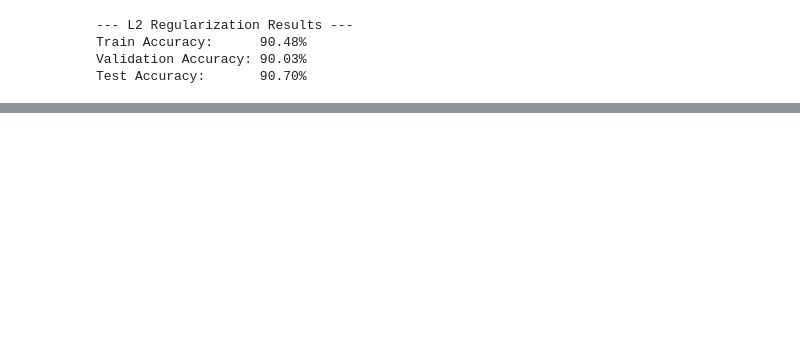
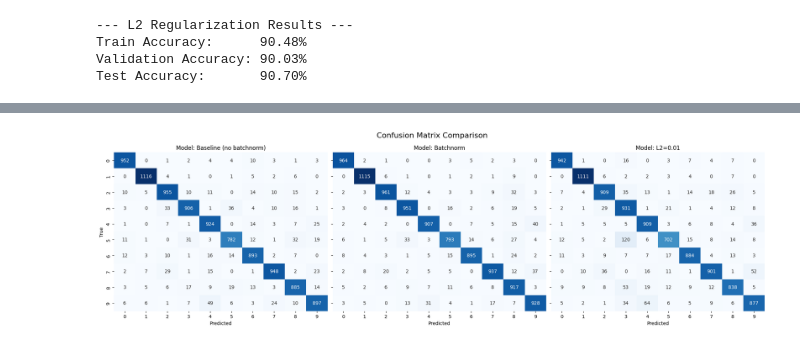
Before and after one commit to rotem053/Deep_Learning, a Jupyter notebook: main.ipynb, the cells around one changed output, grey strips where cells are left out. Drawn from its saved outputs; the diff is of its cells as text; code cells hidden in the pictures; blank space fills up the shorter version.

```diff
--- a/main.ipynb
+++ b/main.ipynb
@@ -235,0 +242,19 @@ Layer | Avg Weight (No L2) | Avg Weight (With L2)
+# %%
+# compare lambda
+lambda_values = [0, 0.01, 0.1, 0.5,1,5]
+results = {}
+
+for l in lambda_values:
+    print(f"--- Training with lambda = {l} ---")
+    params, _ = l_layer_model(
+        x_train, y_train,
+        layers_dims    = [784, 20, 7, 10],
+        learning_rate  = 0.009,
+        num_iterations = 3000,
+        batch_size     = 512,
+        use_batchnorm  = True,
+        X_val          = x_val,
+        Y_val          = y_val,
+        lambd          = l
+    )
+    results[l] = params
@@ -235,0 +336,36 @@ Layer | Avg Weight (No L2) | Avg Weight (With L2)
+# %%
+
+
+def plot_three_cms(models_info, x_test, y_test):
+    """
+    models_info: list of tuples like [('Baseline', params0), ('L2=0.01', params01), ('L2=1', params1)]
+    """
+    fig, axes = plt.subplots(1, 3, figsize=(20, 6), sharey=True)
+
+    all_cms = []
+    for name, params in models_info:
+        use_batchnorm = True
+        if name == 'Baseline (no batchnorm)':
+            use_batchnorm = False
+        AL, _ = l_model_forward(x_test, params, use_batchnorm=use_batchnorm)
+        y_pred = np.argmax(AL, axis=0)
+        y_true = np.argmax(y_test, axis=0)
+        all_cms.append(confusion_matrix(y_true, y_pred))
+
+    # Plotting
+    for i, (name, _) in enumerate(models_info):
+        sns.heatmap(all_cms[i], annot=True, fmt='d', cmap='Blues', ax=axes[i], cbar=False)
+        axes[i].set_title(f'Model: {name}')
+        axes[i].set_xlabel('Predicted')
+        if i == 0:
+            axes[i].set_ylabel('True')
+
+    plt.suptitle('Confusion Matrix Comparison', fontsize=16)
+    plt.tight_layout()
+    plt.show()
+
+# Usage:
+models_to_compare = [('Baseline (no batchnorm)', parameters),('Batchnorm', results[0]), ('L2=0.01', results[0.01])]
+plot_three_cms(models_to_compare, x_test, y_test)
+# %% [output]
+[figure, added]
```
Also changed, not shown: parts of 13 cells of this notebook, 2 other files.
